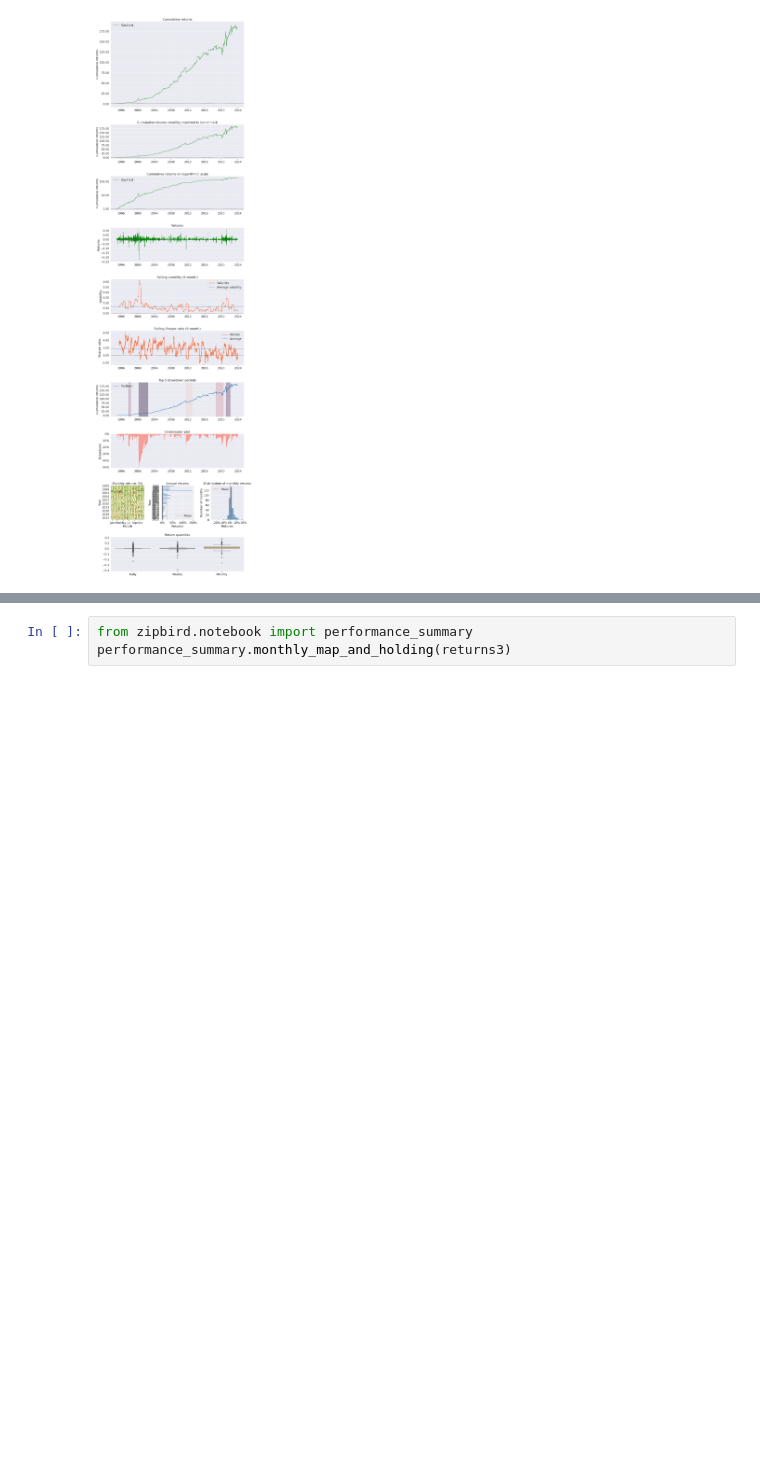
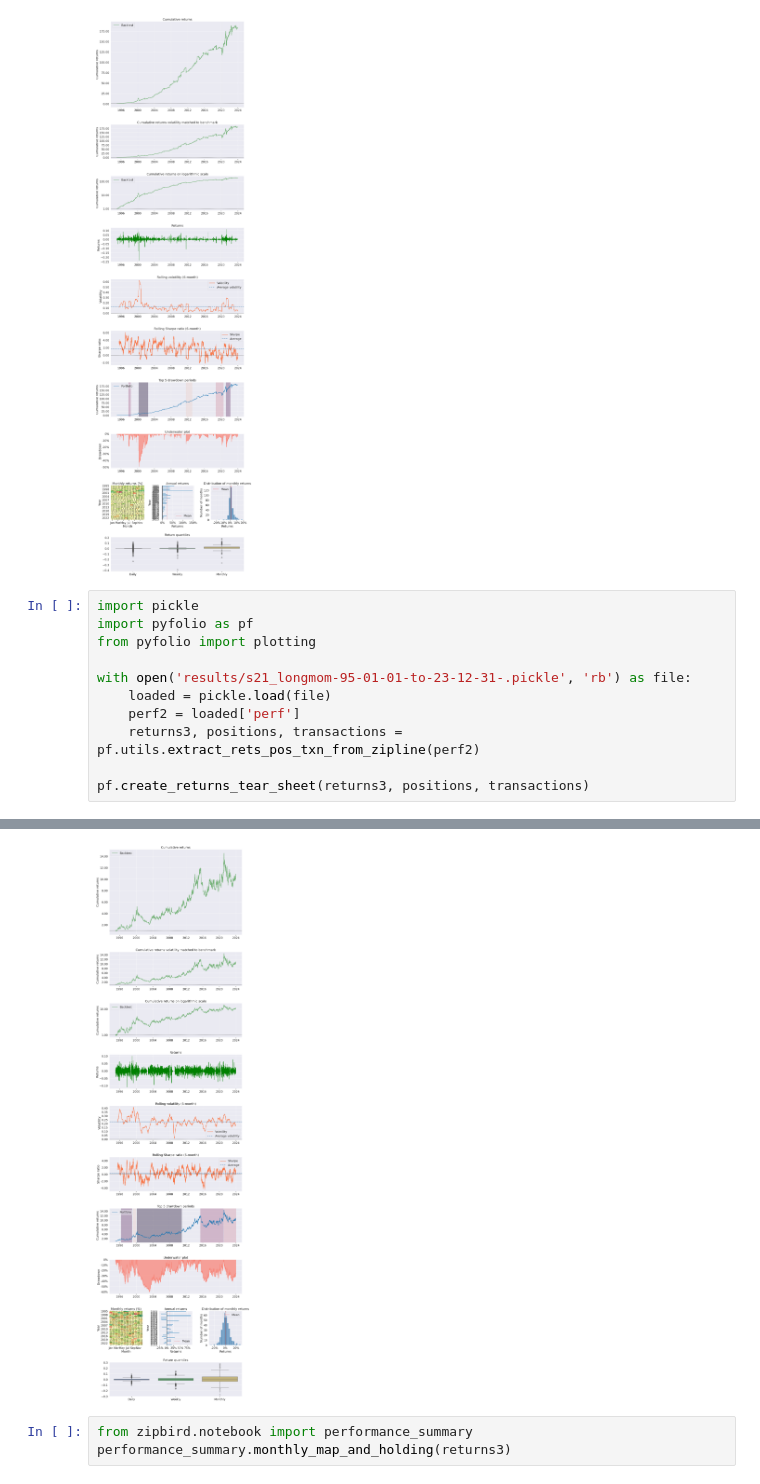
Before and after one commit to redwookcreek/backtest, a Jupyter notebook: zipbird/notebook/notebook.ipynb, the cells around one changed output, grey strips where cells are left out. Cells and saved outputs as stored; diff of their text form; blank space fills up the shorter version.

```diff
--- a/zipbird/notebook/notebook.ipynb
+++ b/zipbird/notebook/notebook.ipynb
@@ -112,3 +112,15 @@ pf.create_returns_tear_sheet(returns3, positions, transactions)
 | 3 | 16.83 | 2018-09-25 | 2020-03-18 | 2020-07-14 | 471 |
 | 4 | 14.90 | 2011-08-01 | 2011-08-08 | 2012-12-20 | 364 |
 [figure]
+# %%
+import pickle
+import pyfolio as pf
+from pyfolio import plotting
+
+with open('results/s21_longmom-95-01-01-to-23-12-31-.pickle', 'rb') as file:
+    loaded = pickle.load(file)
+    perf2 = loaded['perf']
+    returns3, positions, transactions = pf.utils.extract_rets_pos_txn_from_zipline(perf2)
+
+pf.create_returns_tear_sheet(returns3, positions, transactions)
+# %% [output]
@@ -115,3 +152,4 @@ pf.create_returns_tear_sheet(returns3, positions, transactions)
+[figure, added]
 # %%
 from zipbird.notebook import performance_summary
 performance_summary.monthly_map_and_holding(returns3)
```
Also changed, not shown: parts of 1 cell of this notebook, 2 other files.
